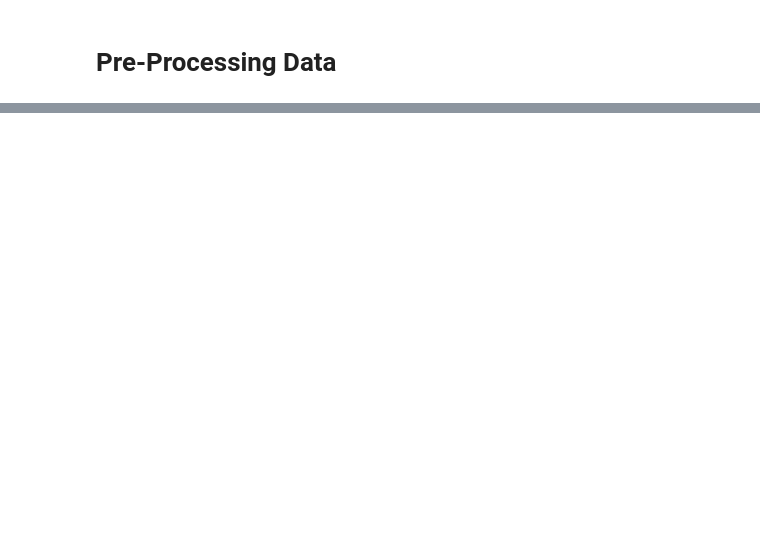
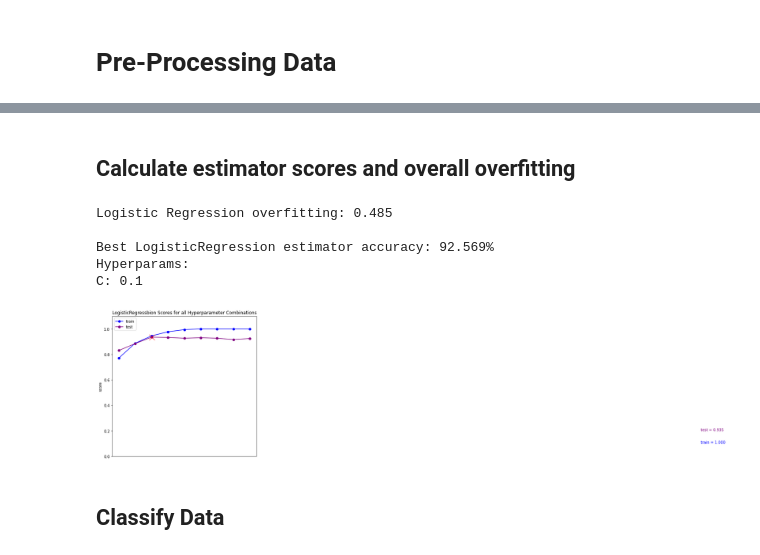
Before and after one commit to gisellemartel/FakeNewsClassifier, a Jupyter notebook: fake_news_classifiers.ipynb, the cells around one changed output, grey strips where cells are left out. Drawn from its saved outputs; the diff is of its cells as text; code cells hidden in the pictures; blank space fills up the shorter version.

```diff
--- a/fake_news_classifiers.ipynb
+++ b/fake_news_classifiers.ipynb
@@ -218,0 +27,9 @@ tools.display_result(best_estimator, X_train)
+# %%
+%time
+
+# change param of use_full_dataset to True to use full data set
+# Warning: may take an hour or longer to train all models using full dataset!)
+use_full_dataset = False
+if(not use_full_dataset) : tools.set_results_dir("./test_results/")
+
+X_train, X_test, y_train, y_test = preprocess.preprocess(use_full_dataset)
@@ -218,0 +57,18 @@ tools.display_result(best_estimator, X_train)
+# %%
+%time
+# Logisitic Regression Classifier
+print("Testing Logistic Regression Classifier ...\n")
+
+# set the hyperparams
+C = np.logspace(-4,4,9)
+param_grid = {"C":C}
+
+# fetch all the estimators given the chosen hyperparameters
+estimators = LR.train_all_estimators(X_train, y_train, C)
+
+# perform hyperparam search
+grid_search = LR.perform_hyperparam_grid_search(X_train,y_train, param_grid)
+
+best_estimator = grid_search.best_estimator_
+hyperparams = grid_search.best_params_
+score = grid_search.best_score_*100
@@ -218,0 +93,25 @@ tools.display_result(best_estimator, X_train)
+# %% [markdown]
+## Calculate estimator scores and overall overfitting
+# %%
+# calculate the training and testing scores and plot the result
+trn_scores, test_scores = tools.calculate_estimator_scores([X_train, X_test, y_train, y_test], estimators)
+
+# calculate model overfitting
+overfitting = tools.determine_overfitting(trn_scores,test_scores)
+print("\nLogistic Regression overfitting: {:.3f}\n".format(overfitting))
+
+# display details of best estimator
+tools.display_best_estimator(score, "LogisticRegression", hyperparams)
+# %% [output]
+Logistic Regression overfitting: 0.485
+
+Best LogisticRegression estimator accuracy: 92.569%
+Hyperparams:
+C: 0.1
+# %%
+# plot the scores of each estimator (see test_results or results folder for png files of graphs)
+tools.plot_estimator_scores("LogisticRegressbion",trn_scores,test_scores)
+# %% [output]
+[figure, added]
+# %% [markdown]
+## Classify Data
```
Also changed, not shown: parts of 66 cells of this notebook, 49 other files.
